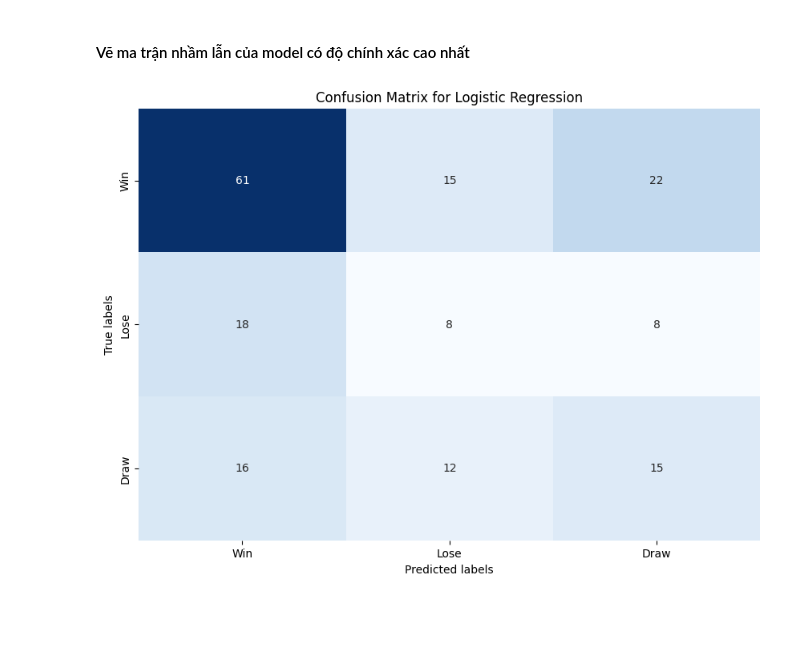
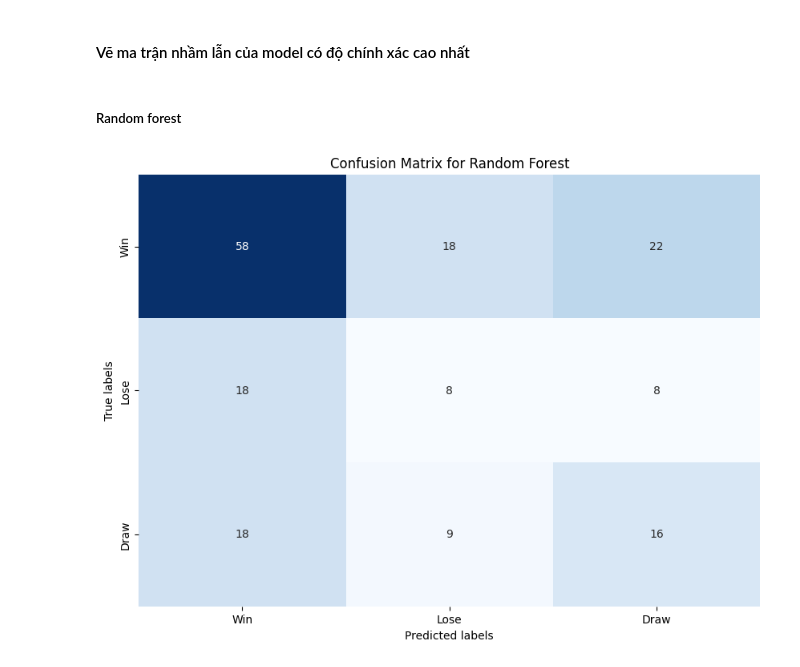
Before and after one commit to taiphanvan2k3/FootballPredict, a Jupyter notebook: src/train_model/Arsenal/train_model.ipynb, the cells around one changed output. Drawn from its saved outputs; the diff is of its cells as text; code cells hidden in the pictures; blank space fills up the shorter version.

Commit message:
feat: [DS] Train model

```diff
--- a/src/train_model/Arsenal/train_model.ipynb
+++ b/src/train_model/Arsenal/train_model.ipynb
@@ -214,7 +217,8 @@ param_grid = {
         "max_features": ["auto", "sqrt", "log2", 0.2, 0.4, 0.6],  # More granular control
         "max_depth": [int(x) for x in np.linspace(10, 110, num = 11)] + [None],  # Added max_depth
         "min_samples_split": [2, 5, 10, 20],  # Added min_samples_split
-        "min_samples_leaf": [1, 2, 4, 6]  # Added min_samples_leaf
+        "min_samples_leaf": [1, 2, 4, 6],  # Added min_samples_leaf
+        "class_weight": ["balanced"]
     }
 }
 
@@ -313,5 +306,5 @@ No parameter grid defined for NB
 # %%
-with open('best_params/best_params_random_other.json', 'w') as f:
+with open('best_params/best_params_random_other_balanced.json', 'w') as f:
     json.dump(best_params_random_other, f)
 # %% [markdown]
 #### Thử nghiệm bộ tham số
@@ -372,5 +421,5 @@ RF: 0.6022857142857143
 # %%
-with open('best_params/best_params_random_other_ver2.json', 'r') as f:
+with open('best_params/best_params_random_other.json', 'r') as f:
     best_params = json.load(f)
 
 # Assuming 'best_params' has been filled with the best parameters for each model from GridSearchCV or RandomizedSearchCV
@@ -378,9 +427,6 @@ algorithms = [
     ("LR", LogisticRegression(**best_params.get("LR", {}), random_state=42)),
     ('KNN', KNeighborsClassifier(**best_params.get("KNN", {}))),
     ("DTC", DecisionTreeClassifier(**best_params.get("DTC", {}), random_state=42)),
-    ("SGDC", CalibratedClassifierCV(SGDClassifier(**best_params.get("SGDC", {})))),
-    ("NB", GaussianNB(**best_params.get("NB", {}))),  # GaussianNB không có tham số cụ thể để điều chỉnh
-    ("GBC", GradientBoostingClassifier(**best_params.get("GBC", {}), random_state=42))
 ]
 
 cv_results = {}
@@ -391,7 +437,7 @@ for name, model in algorithms:
 # Hiển thị kết quả cross-validation
 for name, score in cv_results.items():
     algorithms_score_df.append({
-        "model": name,
+        "model": name + "before_resampling",
         "score": score
     })
     print(f"{name}: {score}")
@@ -404,0 +450,23 @@ GBC: 0.5817142857142857
+# %%
+with open('best_params/best_params_random_other_balanced.json', 'r') as f:
+    best_params = json.load(f)
+
+# Assuming 'best_params' has been filled with the best parameters for each model from GridSearchCV or RandomizedSearchCV
+algorithms = [
+    ("LR", LogisticRegression(**best_params.get("LR", {}), random_state=42)),
+    ('KNN', KNeighborsClassifier(**best_params.get("KNN", {}))),
+    ("DTC", DecisionTreeClassifier(**best_params.get("DTC", {}), random_state=42)),
+]
+
+cv_results = {}
+for name, model in algorithms:
+    cv_scores = cross_val_score(model, X, y, cv=5)  # Thực hiện cross-validation với số lượng fold là 5
+    cv_results[name] = cv_scores.mean()  # Lưu kết quả trung bình của các fold
+
+# Hiển thị kết quả cross-validation
+for name, score in cv_results.items():
+    algorithms_score_df.append({
+        "model": name + "after_resampling",
+        "score": score
+    })
+    print(f"{name}: {score}")
@@ -422,31 +496,29 @@ from sklearn.model_selection import train_test_split
 from imblearn.over_sampling import SMOTE
 
 X_train, X_test, y_train, y_test = train_test_split(X, y, test_size=0.2, random_state=42)
+# %% [markdown]
+##### Random forest
 # %%
 with open('best_params/best_params_RF.json', 'r') as f:
     best_params_RF = json.load(f)
 
-rf_model = RandomForestClassifier(**best_params_RF.get("RF", {}), random_state=42)
+rf_model = RandomForestClassifier(**best_params_RF.get("RF", {}), class_weight='balanced', random_state=42)
 
-smote = SMOTE(random_state=42)
-X_train_resampled, y_train_resampled = smote.fit_resample(X_train, y_train)
-
-y_pred = rf_model.fit(X_train_resampled, y_train_resampled).predict(X_test)
-# y_pred = rf_model.fit(X_train, y_train).predict(X_test)
+y_pred = rf_model.fit(X_train, y_train).predict(X_test)
 # Tạo ma trận confusion
 cm = confusion_matrix(y_test, y_pred)
 
 # Định nghĩa nhãn cho các trục tương ứng với các lớp của 'Result'
 labels = ['Win', 'Lose', 'Draw']
 
 df_cm = pd.DataFrame(cm, index=labels, columns=labels)
 
 # Vẽ ma trận confusion với nhãn cụ thể
 plt.figure(figsize=(10, 7))
 sns.heatmap(df_cm, annot=True, fmt="d", cmap='Blues', cbar=False)
 plt.xlabel('Predicted labels')
 plt.ylabel('True labels')
-plt.title('Confusion Matrix for Logistic Regression')
+plt.title('Confusion Matrix for Random Forest')
 plt.show()
 # %% [output]
-[figure, old version]
+[figure, new version]
```
Also changed, not shown: parts of 19 cells of this notebook, 9 other files.
